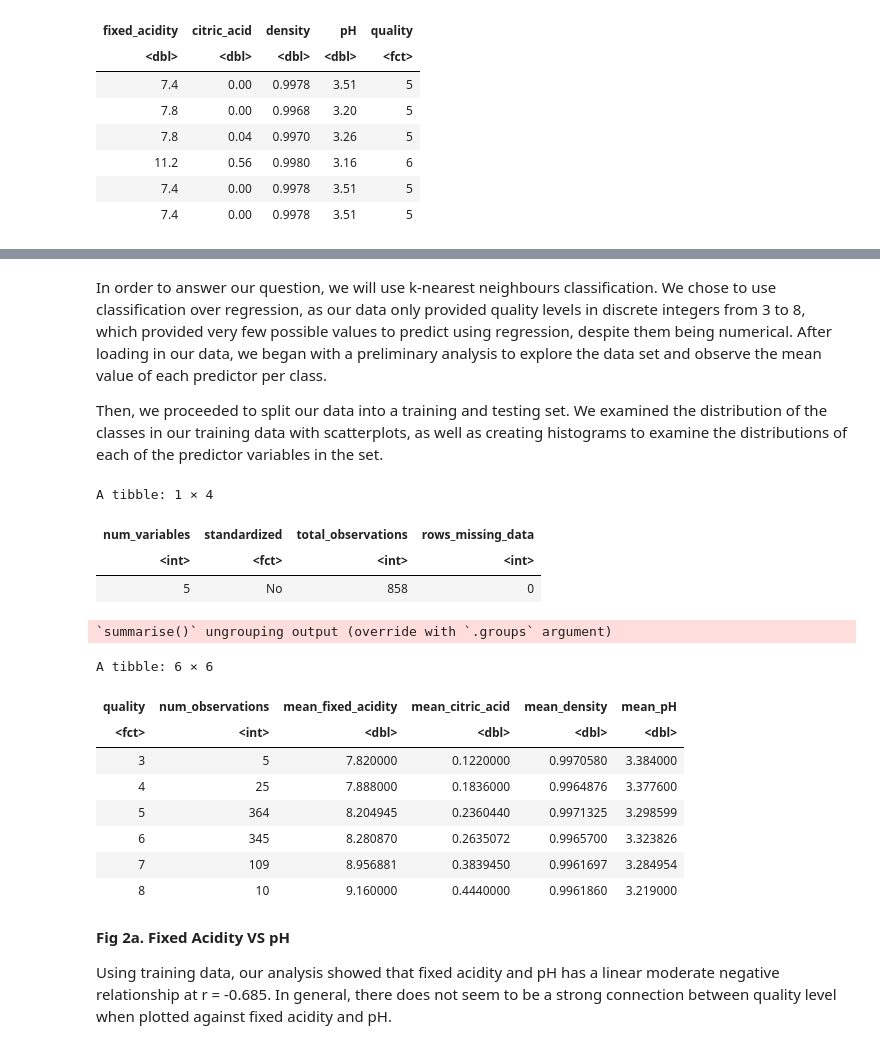
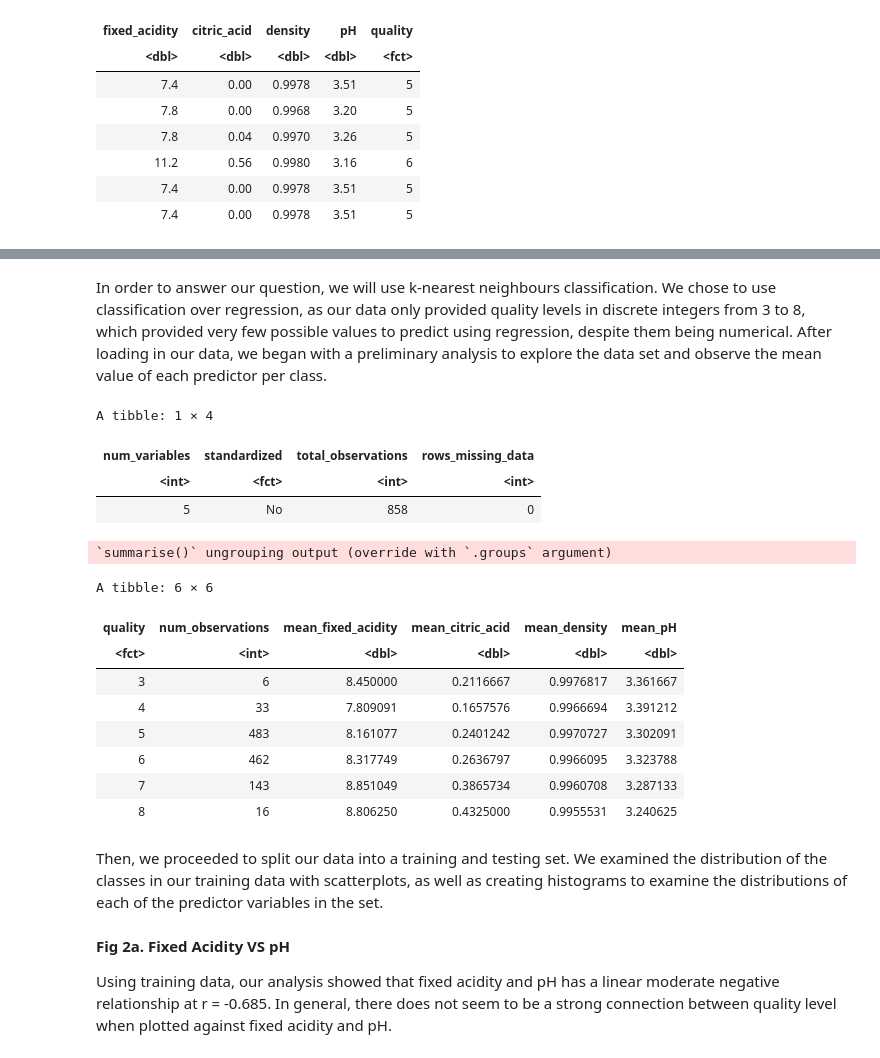
Before and after one commit to allisonml/DSCI-Proposal, a Jupyter notebook: project_proposal.ipynb, the cells around one changed output, grey strips where cells are left out. Saved outputs shown, nothing was run; the diff lists cells and outputs as text; code cells hidden in the pictures.

```diff
--- a/project_proposal.ipynb
+++ b/project_proposal.ipynb
@@ -85,5 +82,3 @@ correlational_values
 # %% [markdown]
 In order to answer our question, we will use k-nearest neighbours classification. We chose to use classification over regression, as our data only provided quality levels in discrete integers from 3 to 8, which provided very few possible values to predict using regression, despite them being numerical. After loading in our data, we began with a preliminary analysis to explore the data set and observe the mean value of each predictor per class.
-
-Then, we proceeded to split our data into a training and testing set. We examined the distribution of the classes in our training data with scatterplots, as well as creating histograms to examine the distributions of each of the predictor variables in the set.
 # %%
@@ -108,23 +97,25 @@ A tibble: 1 × 4
 | 5 | No | 858 | 0 |
 # %%
 # mean predictor values and number of observations in each class
-class_summary <- training_data %>%
+class_summary <- relevant_data %>%
     group_by(quality) %>%
     summarize(num_observations = n(),
               mean_fixed_acidity = mean(fixed_acidity),
               mean_citric_acid = mean(citric_acid),
               mean_density = mean(density),
               mean_pH = mean(pH))
 
 class_summary
 # %% [output]
 `summarise()` ungrouping output (override with `.groups` argument)
 A tibble: 6 × 6
 | quality | num_observations | mean_fixed_acidity | mean_citric_acid | mean_density | mean_pH |
 | <fct> | <int> | <dbl> | <dbl> | <dbl> | <dbl> |
-| 3 | 5 | 7.820000 | 0.1220000 | 0.9970580 | 3.384000 |
-| 4 | 25 | 7.888000 | 0.1836000 | 0.9964876 | 3.377600 |
-| 5 | 364 | 8.204945 | 0.2360440 | 0.9971325 | 3.298599 |
-| 6 | 345 | 8.280870 | 0.2635072 | 0.9965700 | 3.323826 |
-| 7 | 109 | 8.956881 | 0.3839450 | 0.9961697 | 3.284954 |
-| 8 | 10 | 9.160000 | 0.4440000 | 0.9961860 | 3.219000 |
+| 3 | 6 | 8.450000 | 0.2116667 | 0.9976817 | 3.361667 |
+| 4 | 33 | 7.809091 | 0.1657576 | 0.9966694 | 3.391212 |
+| 5 | 483 | 8.161077 | 0.2401242 | 0.9970727 | 3.302091 |
+| 6 | 462 | 8.317749 | 0.2636797 | 0.9966095 | 3.323788 |
+| 7 | 143 | 8.851049 | 0.3865734 | 0.9960708 | 3.287133 |
+| 8 | 16 | 8.806250 | 0.4325000 | 0.9955531 | 3.240625 |
+# %% [markdown]
+Then, we proceeded to split our data into a training and testing set. We examined the distribution of the classes in our training data with scatterplots, as well as creating histograms to examine the distributions of each of the predictor variables in the set.
```
Also changed, not shown: parts of 12 cells of this notebook.
